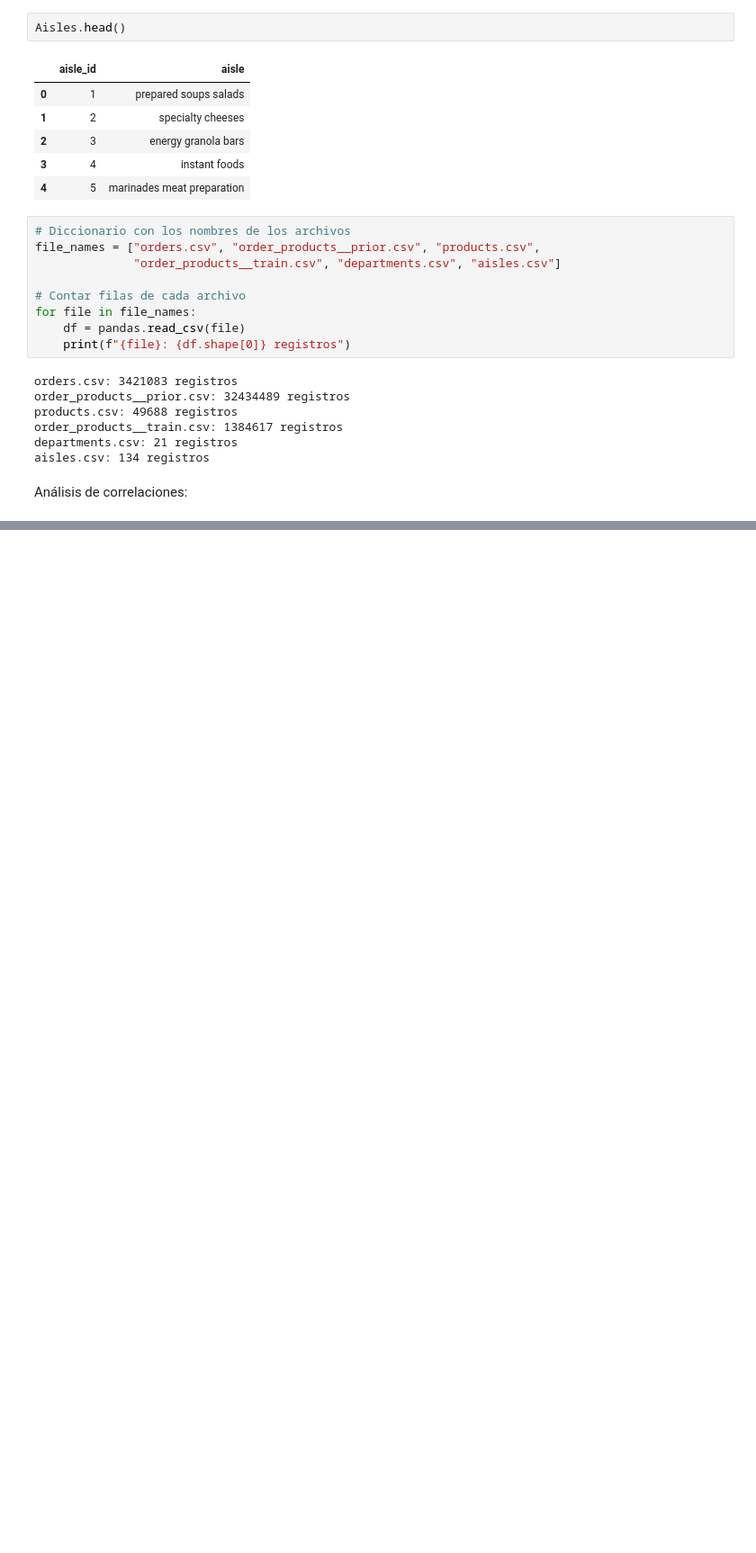
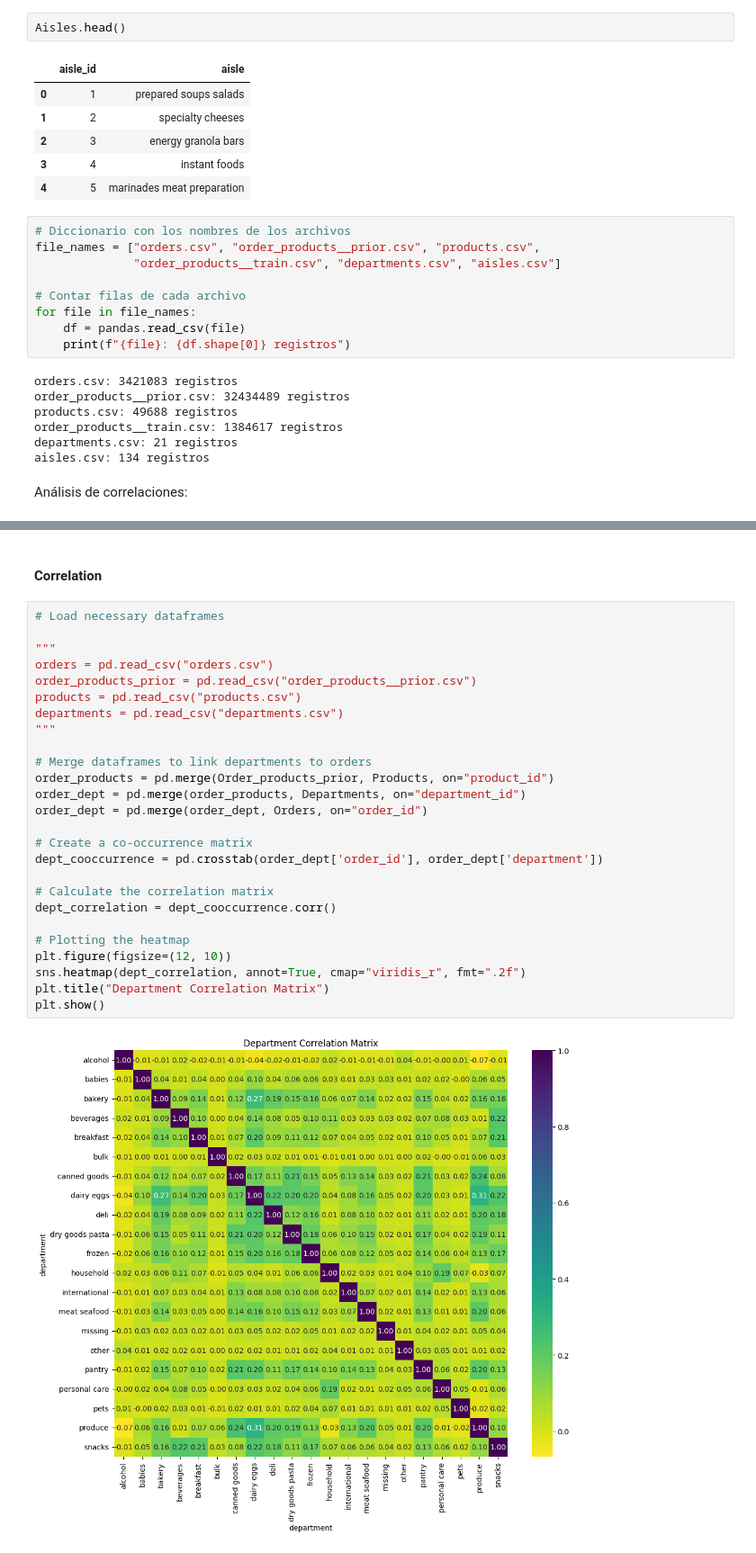
Before and after one commit to nalle23/Desarrollo-de-aplicaciones-avanzadas-de-ciencias-computacionales, a Jupyter notebook: Entrega0/Reto_Entrega_0.ipynb, the cells around one changed output, grey strips where cells are left out. Shown at 90% size. Drawn from its saved outputs; the diff is of its cells as text; blank space fills up the shorter version.

```diff
--- a/Entrega0/Reto_Entrega_0.ipynb
+++ b/Entrega0/Reto_Entrega_0.ipynb
@@ -474,3 +491,33 @@ Passing `palette` without assigning `hue` is deprecated and will be removed in v
 
   sns.barplot(data=dept_counts, x="department", y="total_orders", palette="viridis")
 [figure]
+# %% [markdown]
+#### Correlation
+# %%
+# Load necessary dataframes
+
+"""
+orders = pd.read_csv("orders.csv")
+order_products_prior = pd.read_csv("order_products__prior.csv")
+products = pd.read_csv("products.csv")
+departments = pd.read_csv("departments.csv")
+"""
+
+# Merge dataframes to link departments to orders
+order_products = pd.merge(Order_products_prior, Products, on="product_id")
+order_dept = pd.merge(order_products, Departments, on="department_id")
+order_dept = pd.merge(order_dept, Orders, on="order_id")
+
+# Create a co-occurrence matrix
+dept_cooccurrence = pd.crosstab(order_dept['order_id'], order_dept['department'])
+
+# Calculate the correlation matrix
+dept_correlation = dept_cooccurrence.corr()
+
+# Plotting the heatmap
+plt.figure(figsize=(12, 10))
+sns.heatmap(dept_correlation, annot=True, cmap="viridis_r", fmt=".2f")
+plt.title("Department Correlation Matrix")
+plt.show()
+# %% [output]
+[figure, added]
```
Also changed, not shown: parts of 17 cells of this notebook.
